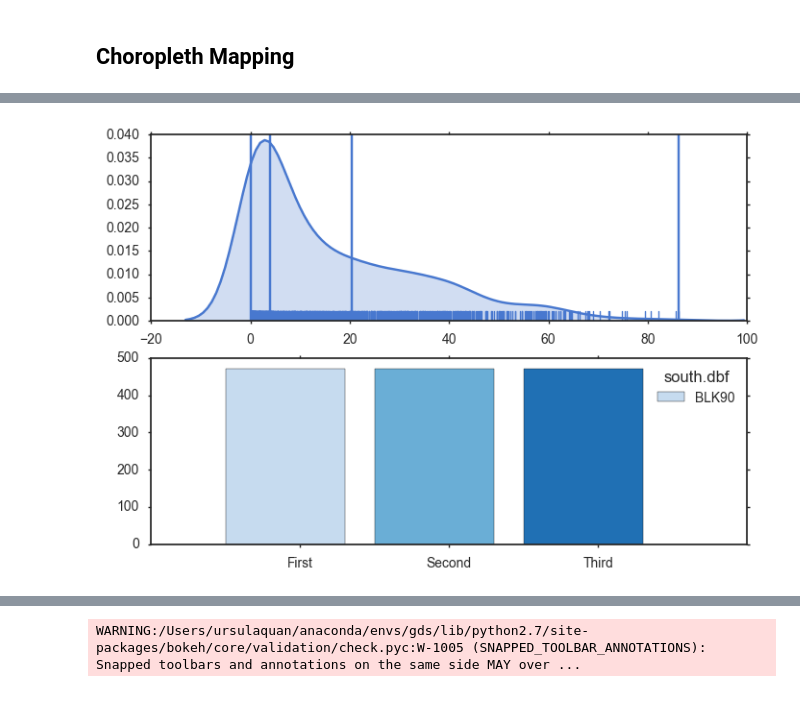
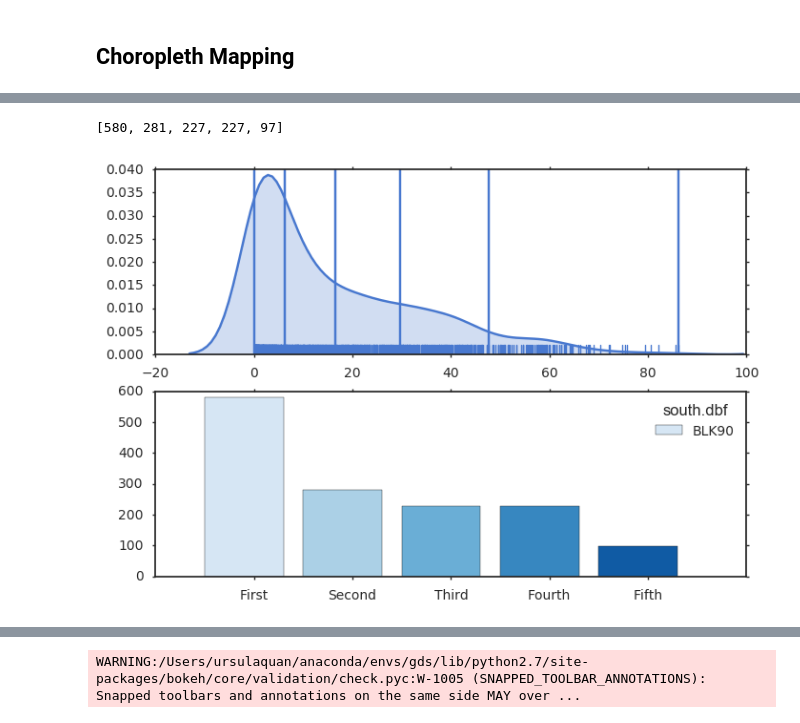
Before and after one commit to UrsulaQuan/pysal, a Jupyter notebook: pysal/contrib/viz/UrsulaBivariateMapping/GIS322 Final Project.ipynb, the cells around one changed output, grey strips where cells are left out. Cells and saved outputs as stored; diff of their text form; code cells hidden in the pictures.

```diff
--- a/pysal/contrib/viz/UrsulaBivariateMapping/GIS322 Final Project.ipynb
+++ b/pysal/contrib/viz/UrsulaBivariateMapping/GIS322 Final Project.ipynb
@@ -227,6 +379,7 @@ classification2
 # %%
-p1 = Plotting(shape_name = 'south.dbf', attribute ='BLK90', k=3)
-p1.distribution('QT','b','Blues')
+p1 = Plotting(shape_name = 'south.dbf', cla_method = 'NB', attribute ='BLK90', k=5)
+p1.distribution('b','Blues')
 # %% [output]
+[580, 281, 227, 227, 97]
-[figure, old version]
+[figure, new version]
 # %%
```
Also changed, not shown: parts of 14 cells of this notebook, 11 other files.
